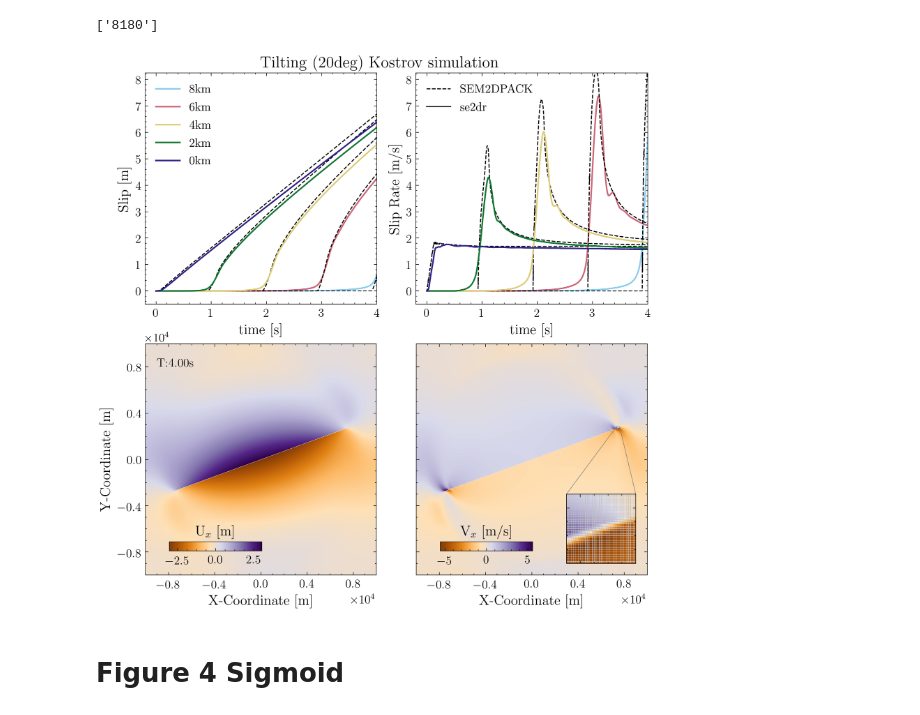
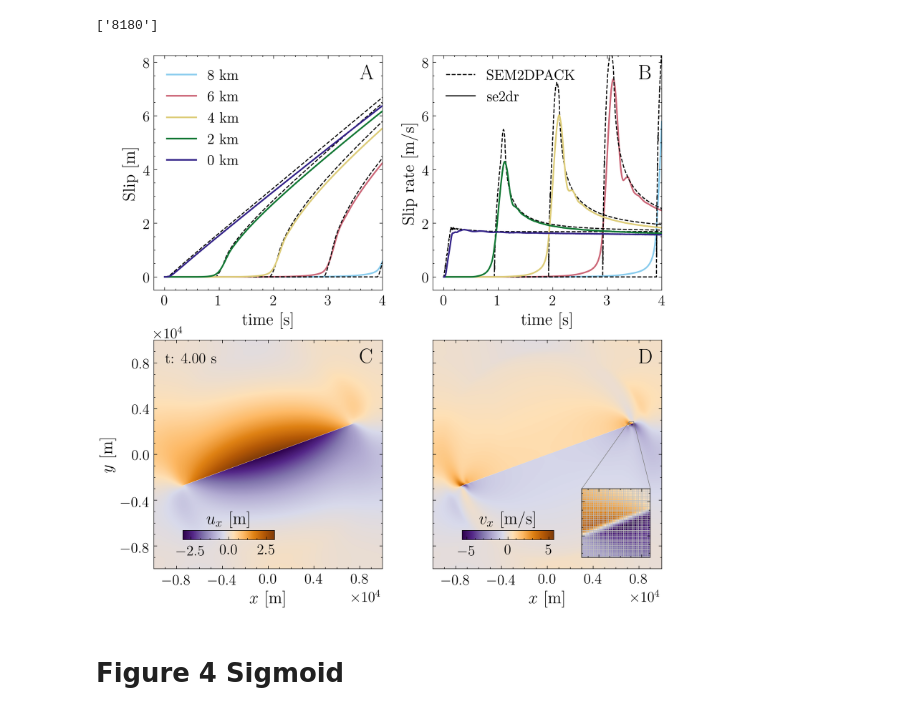
Before and after one commit to Nicolucas/TEAR, a Jupyter notebook: PythonCodes/ScientificPlotting/se2dr_PlotComposite.ipynb, the cells around one changed output. Cells and saved outputs as stored; diff of their text form; code cells hidden in the pictures.

```diff
--- a/PythonCodes/ScientificPlotting/se2dr_PlotComposite.ipynb
+++ b/PythonCodes/ScientificPlotting/se2dr_PlotComposite.ipynb
@@ -38,15 +39,15 @@ plt.gca().set_aspect('equal', adjustable='box')
 # %% [markdown]
 # Colormap selection
 # %%
-from palettable.colorbrewer.diverging import PuOr_10 as ElColor
+from palettable.colorbrewer.diverging import PuOr_10_r as FieldColor
 
-cmap = ElColor.mpl_colormap
+cmap = FieldColor.mpl_colormap
 
 from matplotlib.colors import ListedColormap
 import matplotlib.lines as mlines
-from palettable.cartocolors.qualitative import Safe_5
+from palettable.cartocolors.qualitative import Safe_5 as LineColor
 
-cmapProf = ListedColormap(Safe_5.mpl_colors[:])
+cmapProf = ListedColormap(LineColor.mpl_colors[:])
 # %% [markdown]
 # Extract the information for the profiles
 
@@ -97,10 +98,11 @@ TimeStepVal, LCoorX, LCoorY, LFieldX, LFieldY, LFieldvelX, LFieldvelY =  Extract
 # %%
 FolderTiltedPath = "/home/nico/LRZ Sync+Share/SharedWolfel/Works/se2dr_Paper/DataToPlot/NewBatch-20211015/"
 ZeroTiltp3h25 = LoadPickleFile(Filename = "Fin_Kos_T0_P3_025x025_d1_tanh12ph65-Tilt0.0-P3-TPList_t8170_d25.pickle",FolderPath = FolderTiltedPath)
+StressFromPickle = LoadPickleFile("/home/nico/LRZ Sync+Share/SharedWolfel/PaperData/Kos_T0_P3_25x25_1/Out/", "StressInAPickle")
 
-F1, ax = PlotFullSetup(LCoorX, LCoorY, LFieldX, LFieldvelX, LFieldvelY,
+F1, ax = PlotFullSetup(LCoorX, LCoorY, LFieldX, LFieldvelX, StressFromPickle,
            ["X-Component Displacement ", "X-Component Displacement [m]"],
-           TimeStepVal,[8000-125,8000+125,-125,125],
+           TimeStepVal,[8000-200,8000+200,-200,200],
             cmap=cmap)
 
 # Tilted case plotting
@@ -111,9 +113,13 @@ for iidx,Test1 in enumerate(ZeroTiltp3h25):
 
 LabelsPerColor= ["25x25 - P3 - $\delta$50."]
 
-F1.suptitle("Mesh-aligned Kostrov simulation")
+#F1.suptitle("Mesh-aligned Kostrov simulation")
 [item.PlotReference(ax[0], "Slip", filtering=False) for item in RefList]
 [item.PlotReference(ax[1], "SlipRate", filtering=False) for item in RefList]
 
 formatGivenAxes(ax[:2],inverted=True)
+
+GenKostrovCase(ax[2])
+
+LabelizeAxisList(ax,Pos=[0.9, 0.9],fontsize=BIGGER_SIZE)
 # %% [output]
@@ -121,3 +147,8 @@ formatGivenAxes(ax[:2],inverted=True)
+# %%
+SMALL_SIZE = 14
+MEDIUM_SIZE = 16
+BIGGER_SIZE = 20
+FontSizeControlFreak(SMALL_SIZE,MEDIUM_SIZE,BIGGER_SIZE)
 # %% [markdown]
 # figure 3 tilted
 # %%
@@ -142,32 +173,35 @@ TimeStepVal, LCoorX, LCoorY, LFieldX, LFieldY, LFieldvelX, LFieldvelY =  Extract
 # %%
 FolderTiltedPath = "/home/nico/LRZ Sync+Share/SharedWolfel/Works/se2dr_Paper/DataToPlot/NewBatch-20211019/"
 DataProfile = LoadPickleFile(Filename = "TEAR_Kos_T20_P3_025x025_d2.5_tanh12ph65-Tilt20.0-P3-TPList_t8180_d62.5.pickle",FolderPath = FolderTiltedPath)
 
-x0,y0 = 7350,2600
-InsetAxis = [x0,x0+250,y0,y0+250]
+x0,y0 = 7350,2675
+InsetAxis = [x0-200,x0+200,y0-200,y0+200]
 F1, ax = Plot4KomaSetup(LCoorX, LCoorY, LFieldX, LFieldvelX,
            ["X-Component Displacement ", "X-Component Displacement [m]"],
            TimeStepVal,InsetAxis,
             cmap=cmap)
 del x0,y0,InsetAxis
 
 
 # Tilted case plotting
 iidx = 0
 for iidx,Test1 in enumerate(DataProfile):
     ax[0].plot(Test1.Time, Test1.DispX, color= cmapProf.colors[iidx], linewidth=1.5, zorder=iidx)
     ax[1].plot(Test1.Time, Test1.VelX,  color= cmapProf.colors[iidx], linewidth=1.5, zorder=iidx)
 
 
 ax[0].set_xlabel("time [s]")
 
-F1.suptitle("Tilting (20deg) Kostrov simulation")
+#F1.suptitle("Tilting (20deg) Kostrov simulation")
 [item.PlotReference(ax[0], "Slip", filtering=False) for item in RefList]
 [item.PlotReference(ax[1], "SlipRate", filtering=False) for item in RefList]
 
 formatGivenAxes(ax[:2],inverted=True)
+
+
+LabelizeAxisList(ax,Pos=[0.9, 0.9],fontsize=BIGGER_SIZE)
 # %% [output]
-[figure, old version]
+[figure, new version]
 # %% [markdown]
 # Figure 4 Sigmoid
 # %%
```
Also changed, not shown: parts of 5 cells of this notebook, 22 other files.
